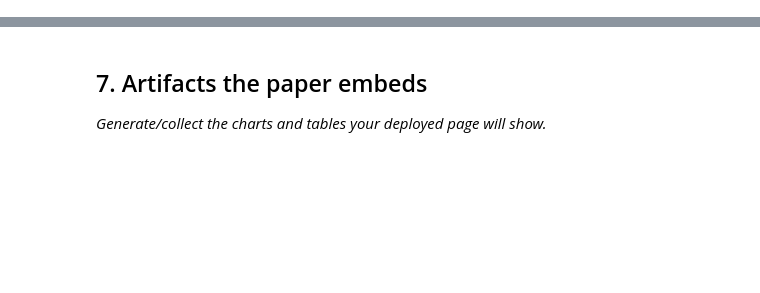
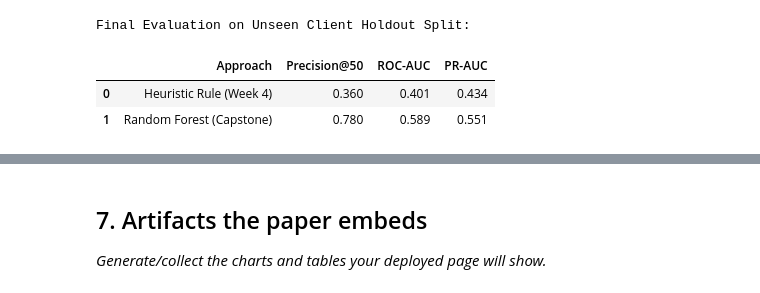
Before and after one commit to Venomm777/FlyAi, a Jupyter notebook: work/notebooks/capstone.ipynb, the cells around one changed output, grey strips where cells are left out. Drawn from its saved outputs; the diff is of its cells as text; code cells hidden in the pictures; blank space fills up the shorter version.

```diff
--- a/work/notebooks/capstone.ipynb
+++ b/work/notebooks/capstone.ipynb
@@ -32,0 +156,35 @@ This skeleton is yours to fill. Work the sections **in order** — each one has
+# %%
+# 1. Baseline Heuristic
+def score_baseline(df):
+    rank_weight = 1.0 / np.maximum(1.0, df["avg_position_mar"] / 10.0)
+    ctr_gap = np.maximum(0.001, 0.04 - df["ctr_mar"])
+    return np.log10(df["impressions_mar"] + 1) * ctr_gap * rank_weight * 100.0
+
+baseline_scores = score_baseline(df_test).values
+
+# 2. Random Forest Model
+rf = RandomForestClassifier(n_estimators=100, max_depth=6, min_samples_leaf=20, random_state=42)
+rf.fit(X_train, y_train)
+prob_rf = rf.predict_proba(X_test)[:, 1]
+df_test["predicted_risk"] = prob_rf
+
+def get_metrics(scores, y_true):
+    top50 = y_true[np.argsort(-scores)[:50]].mean()
+    roc = roc_auc_score(y_true, scores)
+    pr = average_precision_score(y_true, scores)
+    return top50, roc, pr
+
+p50_b, roc_b, pr_b = get_metrics(baseline_scores, y_test)
+p50_rf, roc_rf, pr_rf = get_metrics(prob_rf, y_test)
+
+results_table = pd.DataFrame([
+    {"Approach": "Heuristic Rule (Week 4)", "Precision@50": f"{p50_b:.3f}", "ROC-AUC": f"{roc_b:.3f}", "PR-AUC": f"{pr_b:.3f}"},
+    {"Approach": "Random Forest (Capstone)", "Precision@50": f"{p50_rf:.3f}", "ROC-AUC": f"{roc_rf:.3f}", "PR-AUC": f"{pr_rf:.3f}"}
+])
+print("Final Evaluation on Unseen Client Holdout Split:")
+display(results_table)
+# %% [output]
+Final Evaluation on Unseen Client Holdout Split:
+|  | Approach | Precision@50 | ROC-AUC | PR-AUC |
+| 0 | Heuristic Rule (Week 4) | 0.360 | 0.401 | 0.434 |
+| 1 | Random Forest (Capstone) | 0.780 | 0.589 | 0.551 |
```
Also changed, not shown: parts of 18 cells of this notebook.
